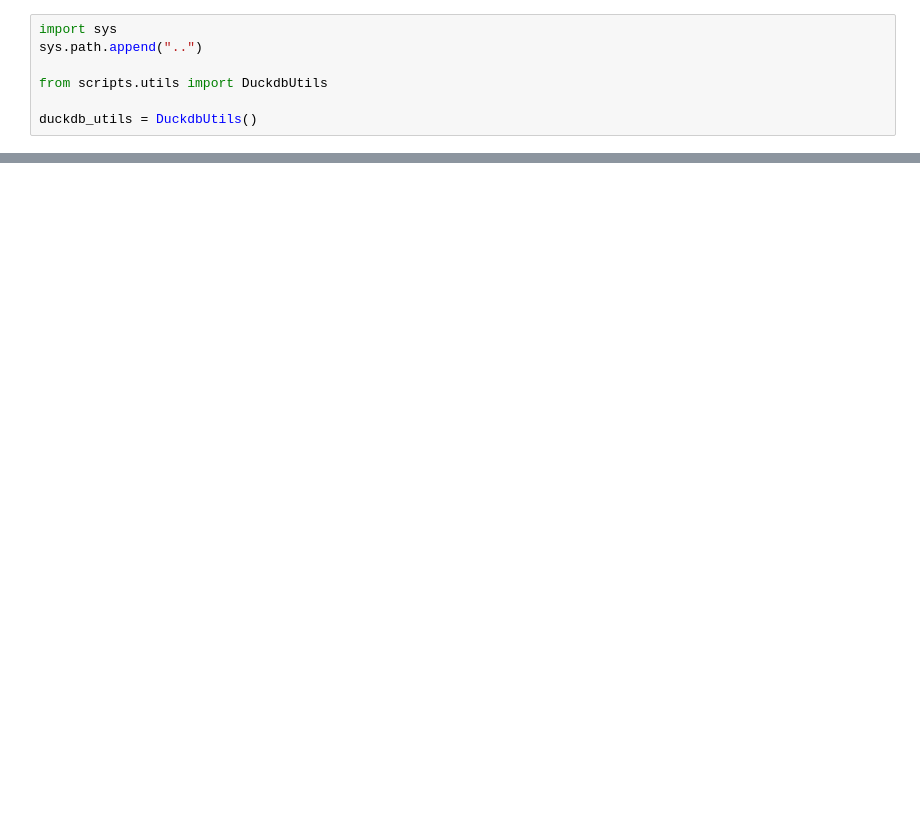
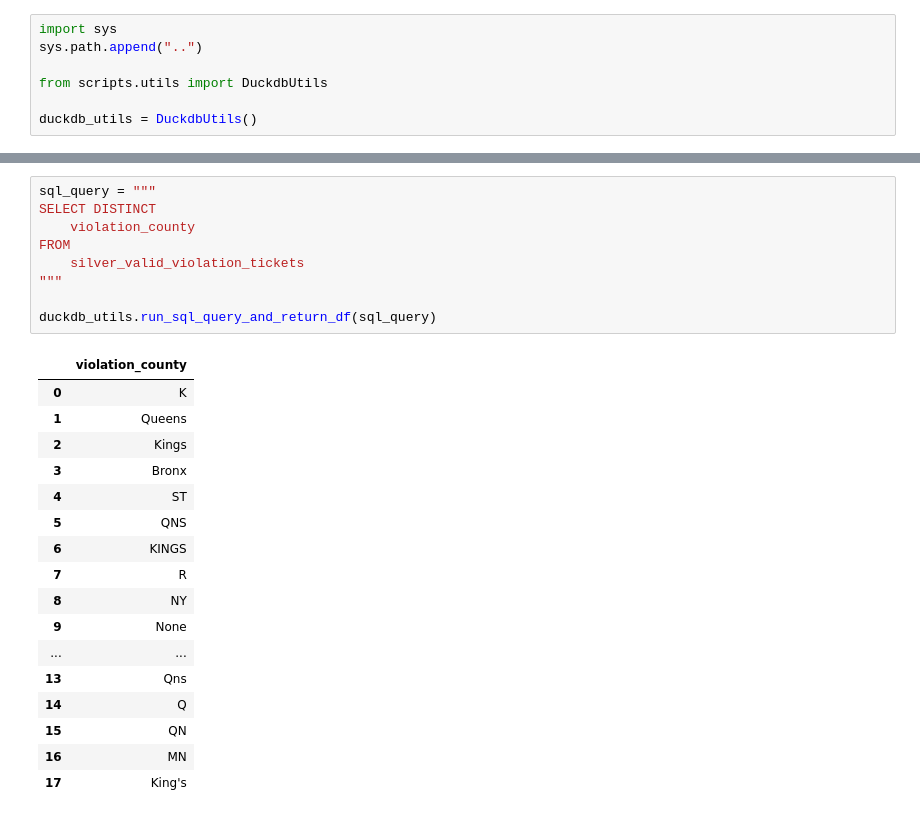
Before and after one commit to LinkedInLearning/data-quality-analytics-and-serving-3918208, a Jupyter notebook: notebooks/3_run_sql_queries_here.ipynb, the cells around one changed output, grey strips where cells are left out. Saved outputs shown, nothing was run; the diff lists cells and outputs as text; blank space fills up the shorter version.

```diff
--- a/notebooks/3_run_sql_queries_here.ipynb
+++ b/notebooks/3_run_sql_queries_here.ipynb
@@ -32,0 +33,27 @@ duckdb_utils.run_sql_query_and_return_df(sql_query)
+# %%
+sql_query = """
+SELECT DISTINCT
+    violation_county
+FROM
+    silver_valid_violation_tickets
+"""
+
+duckdb_utils.run_sql_query_and_return_df(sql_query)
+# %% [output]
+|  | violation_county |
+| 0 | K |
+| 1 | Queens |
+| 2 | Kings |
+| 3 | Bronx |
+| 4 | ST |
+| 5 | QNS |
+| 6 | KINGS |
+| 7 | R |
+| 8 | NY |
+| 9 | None |
+| ... | ... |
+| 13 | Qns |
+| 14 | Q |
+| 15 | QN |
+| 16 | MN |
+| 17 | King's |
```
Also changed, not shown: parts of 10 cells of this notebook, 43 other files.
